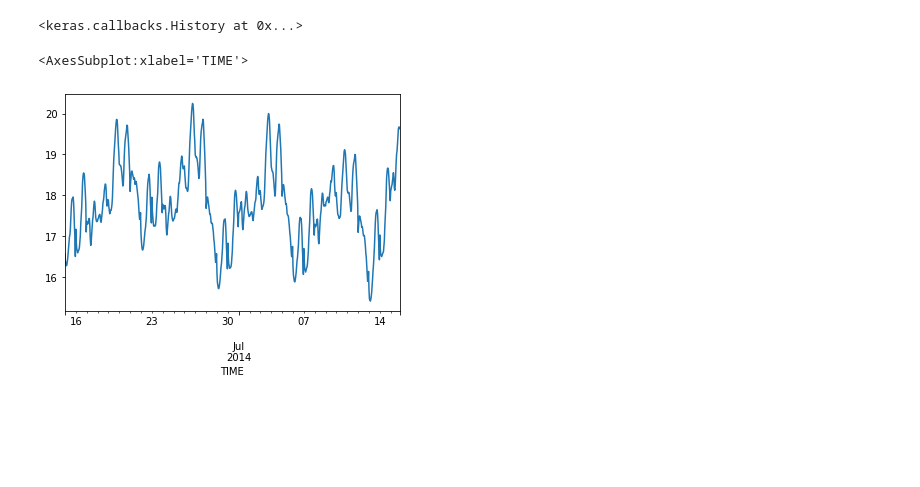
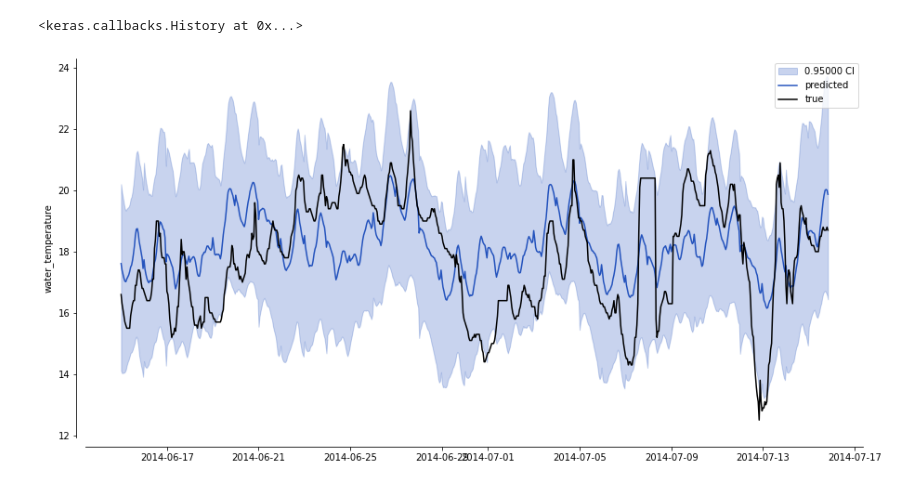
Before and after one commit to RoyalHaskoningDHV/sam, a Jupyter notebook: examples/mlp.ipynb, the cells around one changed output. Cells and saved outputs as stored; diff of their text form; code cells hidden in the pictures; blank space fills up the shorter version.

```diff
--- a/examples/mlp.ipynb
+++ b/examples/mlp.ipynb
@@ -109,6 +109,7 @@ feature_pipeline = Pipeline(steps=[
 
 model = MLPTimeseriesRegressor(
     predict_ahead=(0,),
+    quantiles=(0.025, 0.975),
     feature_engineer=feature_pipeline,
     use_diff_of_y=False,
     epochs=20,
@@ -118,8 +119,13 @@ model = MLPTimeseriesRegressor(
 model.fit(X, y)
 # %% [output]
 <keras.callbacks.History at 0x...>
-# %%
-model.predict(X, y).plot()
-# %% [output]
-<AxesSubplot:xlabel='TIME'>
-[figure, removed]
+# %%
+import matplotlib.pyplot as plt
+from sam.visualization import sam_quantile_plot
+
+pred = model.predict(X, force_monotonic_quantiles=True)
+
+sam_quantile_plot(y, pred)
+plt.show()
+# %% [output]
+[figure, added]
```
Also changed, not shown: parts of 3 cells of this notebook, 1 other file.
